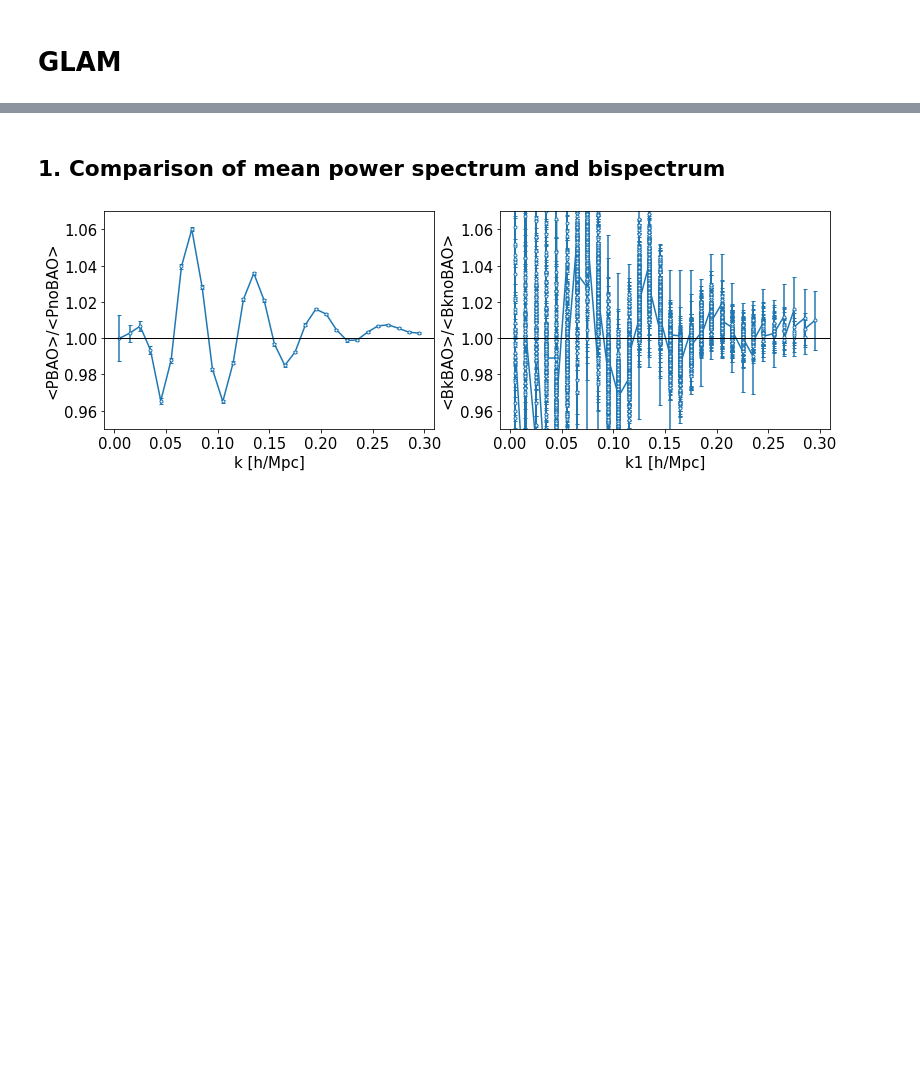
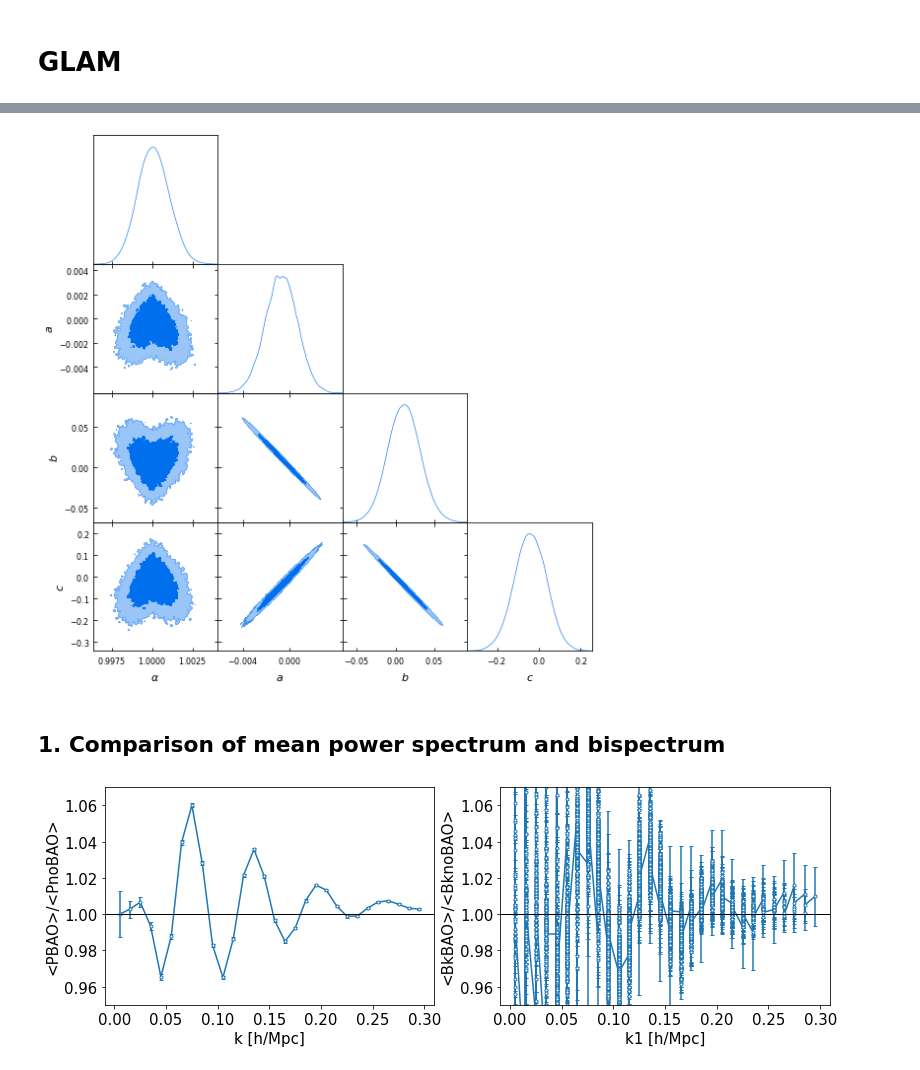
Before and after one commit to mehdirezaie/bispectrum, a Jupyter notebook: bispectrum_alpha2D.ipynb, the cells around one changed output, grey strips where cells are left out. Saved outputs shown, nothing was run; the diff lists cells and outputs as text; code cells hidden in the pictures; blank space fills up the shorter version.

```diff
--- a/bispectrum_alpha2D.ipynb
+++ b/bispectrum_alpha2D.ipynb
@@ -33,0 +68,5 @@ def get_cov(k, br, kmin, kmax):
+# %%
+# Triangle plot
+g = plots.get_subplot_plotter()
+g.triangle_plot([samples,], filled=True)
+# %% [output]
@@ -34,3 +76,4 @@ def get_cov(k, br, kmin, kmax):
+[figure, added]
 # %% [markdown]
 ## 1. Comparison of mean power spectrum and bispectrum
 # %%
```
Also changed, not shown: parts of 14 cells of this notebook, 1 other file.
